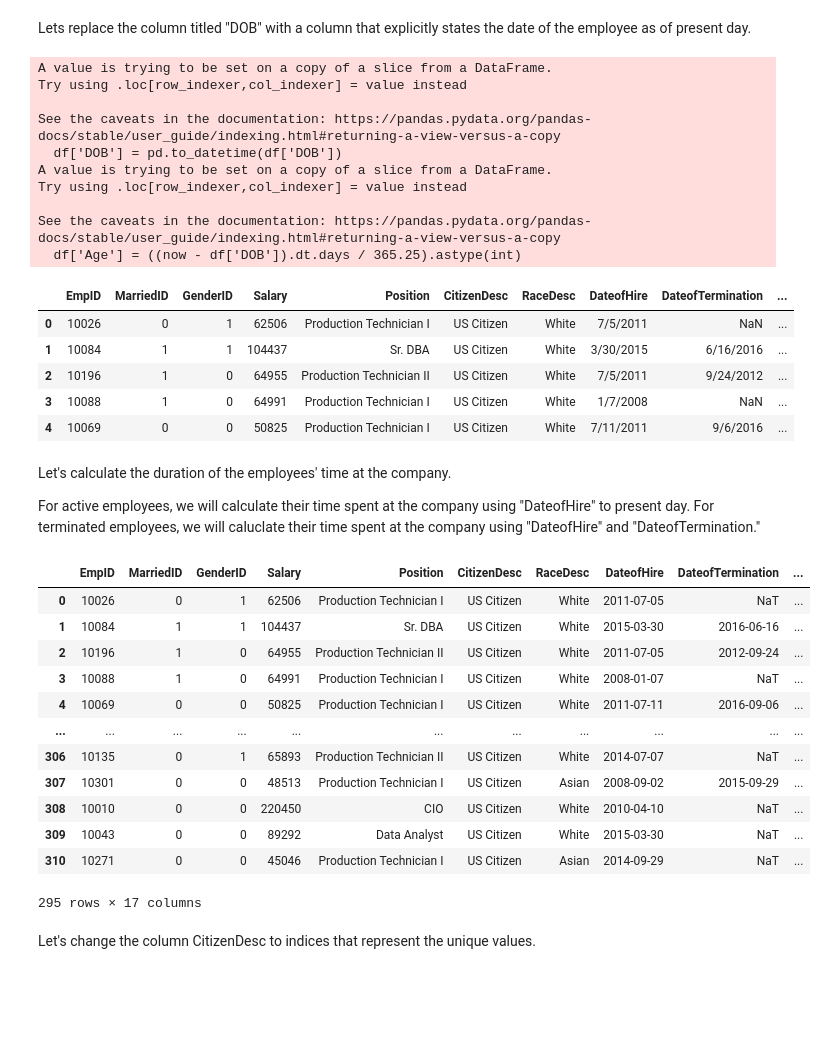
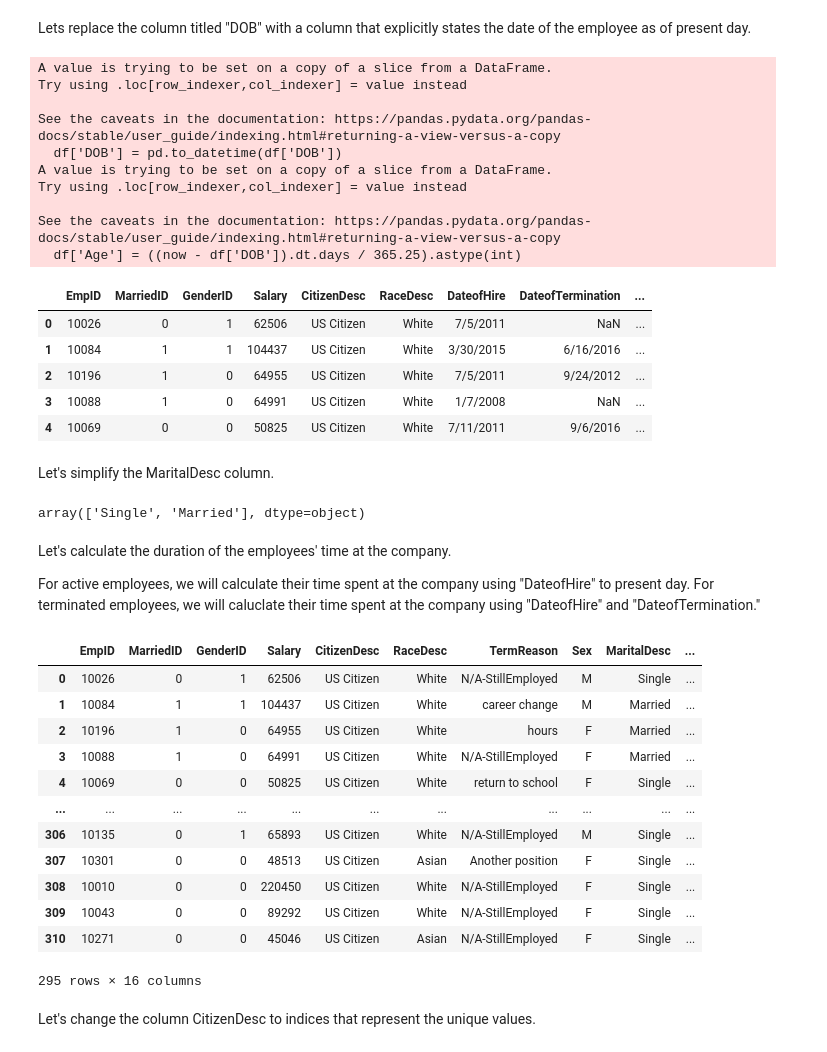
Before and after one commit to akazachk-teaching/Project-Group-5, a Jupyter notebook: project-code.ipynb, the cells around one changed output. Saved outputs shown, nothing was run; the diff lists cells and outputs as text; code cells hidden in the pictures; blank space fills up the shorter version.

```diff
--- a/project-code.ipynb
+++ b/project-code.ipynb
@@ -52,6 +53,6 @@ df
 # %%
 #Only keeping relevant columns
 
-df = df[['EmpID','MarriedID', 'GenderID', 'Salary', 'Position', 'DOB', 'CitizenDesc', 'RaceDesc', 'DateofHire', 'DateofTermination', 'TermReason', 'EmploymentStatus', 'PerformanceScore', 'EngagementSurvey', 'EmpSatisfaction', 'Absences']]
+df = df[['EmpID','MarriedID', 'GenderID', 'Salary', 'DOB', 'CitizenDesc', 'RaceDesc', 'DateofHire', 'DateofTermination', 'TermReason', 'Sex', 'MaritalDesc', 'EmploymentStatus', 'PerformanceScore', 'EngagementSurvey', 'EmpSatisfaction', 'Absences']]
 df
 # %% [output]
@@ -101,12 +102,20 @@ Try using .loc[row_indexer,col_indexer] = value instead
 
 See the caveats in the documentation: https://pandas.pydata.org/pandas-docs/stable/user_guide/indexing.html#returning-a-view-versus-a-copy
   df['Age'] = ((now - df['DOB']).dt.days / 365.25).astype(int)
-|  | EmpID | MarriedID | GenderID | Salary | Position | CitizenDesc | RaceDesc | DateofHire | DateofTermination | ... |
-| 0 | 10026 | 0 | 1 | 62506 | Production Technician I | US Citizen | White | 7/5/2011 | NaN | ... |
-| 1 | 10084 | 1 | 1 | 104437 | Sr. DBA | US Citizen | White | 3/30/2015 | 6/16/2016 | ... |
-| 2 | 10196 | 1 | 0 | 64955 | Production Technician II | US Citizen | White | 7/5/2011 | 9/24/2012 | ... |
-| 3 | 10088 | 1 | 0 | 64991 | Production Technician I | US Citizen | White | 1/7/2008 | NaN | ... |
-| 4 | 10069 | 0 | 0 | 50825 | Production Technician I | US Citizen | White | 7/11/2011 | 9/6/2016 | ... |
+|  | EmpID | MarriedID | GenderID | Salary | CitizenDesc | RaceDesc | DateofHire | DateofTermination | ... |
+| 0 | 10026 | 0 | 1 | 62506 | US Citizen | White | 7/5/2011 | NaN | ... |
+| 1 | 10084 | 1 | 1 | 104437 | US Citizen | White | 3/30/2015 | 6/16/2016 | ... |
+| 2 | 10196 | 1 | 0 | 64955 | US Citizen | White | 7/5/2011 | 9/24/2012 | ... |
+| 3 | 10088 | 1 | 0 | 64991 | US Citizen | White | 1/7/2008 | NaN | ... |
+| 4 | 10069 | 0 | 0 | 50825 | US Citizen | White | 7/11/2011 | 9/6/2016 | ... |
+# %% [markdown]
+Let's simplify the MaritalDesc column.
+# %%
+# Replace values in MaritalDesc column
+df["MaritalDesc"].replace({"Divorced": "Single", "Widowed": "Single", "Separated": "Married"}, inplace=True)
+df['MaritalDesc'].unique()
+# %% [output]
+array(['Single', 'Married'], dtype=object)
 # %% [markdown]
 Let's calculate the duration of the employees' time at the company.
 
@@ -114,39 +123,41 @@ For active employees, we will calculate their time spent at the company using "D
 # %%
 # convert DateofHire and DateofTermination columns to datetime
 df['DateofHire'] = pd.to_datetime(df['DateofHire'])
 df['DateofTermination'] = pd.to_datetime(df['DateofTermination'])
 
 # create a new column called 'LengthofEmployment'
 df['LengthofEmployment'] = ""
 
 today = datetime.datetime.now()
 
 # calculate length of employment
 def calculate_length_of_employment(row):
     if row['EmploymentStatus'] == 'Active' and pd.isnull(row['DateofTermination']):
         length_of_employment = (today - row['DateofHire']).days / 365
     elif row['EmploymentStatus'] == 'Voluntarily Terminated':
         length_of_employment = (row['DateofTermination'] - row['DateofHire']).days / 365
     else:
         length_of_employment = None
     return length_of_employment
 
 df['LengthofEmployment'] = df.apply(calculate_length_of_employment, axis=1)
 
+#get rid of the columns
+df = df.drop(columns=['DateofHire', 'DateofTermination'])
 df
 # %% [output]
-|  | EmpID | MarriedID | GenderID | Salary | Position | CitizenDesc | RaceDesc | DateofHire | DateofTermination | ... |
-| 0 | 10026 | 0 | 1 | 62506 | Production Technician I | US Citizen | White | 2011-07-05 | NaT | ... |
-| 1 | 10084 | 1 | 1 | 104437 | Sr. DBA | US Citizen | White | 2015-03-30 | 2016-06-16 | ... |
-| 2 | 10196 | 1 | 0 | 64955 | Production Technician II | US Citizen | White | 2011-07-05 | 2012-09-24 | ... |
-| 3 | 10088 | 1 | 0 | 64991 | Production Technician I | US Citizen | White | 2008-01-07 | NaT | ... |
-| 4 | 10069 | 0 | 0 | 50825 | Production Technician I | US Citizen | White | 2011-07-11 | 2016-09-06 | ... |
+|  | EmpID | MarriedID | GenderID | Salary | CitizenDesc | RaceDesc | TermReason | Sex | MaritalDesc | ... |
+| 0 | 10026 | 0 | 1 | 62506 | US Citizen | White | N/A-StillEmployed | M | Single | ... |
+| 1 | 10084 | 1 | 1 | 104437 | US Citizen | White | career change | M | Married | ... |
+| 2 | 10196 | 1 | 0 | 64955 | US Citizen | White | hours | F | Married | ... |
+| 3 | 10088 | 1 | 0 | 64991 | US Citizen | White | N/A-StillEmployed | F | Married | ... |
+| 4 | 10069 | 0 | 0 | 50825 | US Citizen | White | return to school | F | Single | ... |
 | ... | ... | ... | ... | ... | ... | ... | ... | ... | ... | ... |
-| 306 | 10135 | 0 | 1 | 65893 | Production Technician II | US Citizen | White | 2014-07-07 | NaT | ... |
-| 307 | 10301 | 0 | 0 | 48513 | Production Technician I | US Citizen | Asian | 2008-09-02 | 2015-09-29 | ... |
-| 308 | 10010 | 0 | 0 | 220450 | CIO | US Citizen | White | 2010-04-10 | NaT | ... |
-| 309 | 10043 | 0 | 0 | 89292 | Data Analyst | US Citizen | White | 2015-03-30 | NaT | ... |
-| 310 | 10271 | 0 | 0 | 45046 | Production Technician I | US Citizen | Asian | 2014-09-29 | NaT | ... |
+| 306 | 10135 | 0 | 1 | 65893 | US Citizen | White | N/A-StillEmployed | M | Single | ... |
+| 307 | 10301 | 0 | 0 | 48513 | US Citizen | Asian | Another position | F | Single | ... |
+| 308 | 10010 | 0 | 0 | 220450 | US Citizen | White | N/A-StillEmployed | F | Single | ... |
+| 309 | 10043 | 0 | 0 | 89292 | US Citizen | White | N/A-StillEmployed | F | Single | ... |
+| 310 | 10271 | 0 | 0 | 45046 | US Citizen | Asian | N/A-StillEmployed | F | Single | ... |
-295 rows × 17 columns
+295 rows × 16 columns
 # %% [markdown]
 Let's change the column CitizenDesc to indices that represent the unique values.
```
Also changed, not shown: parts of 22 cells of this notebook, 16 other files.
